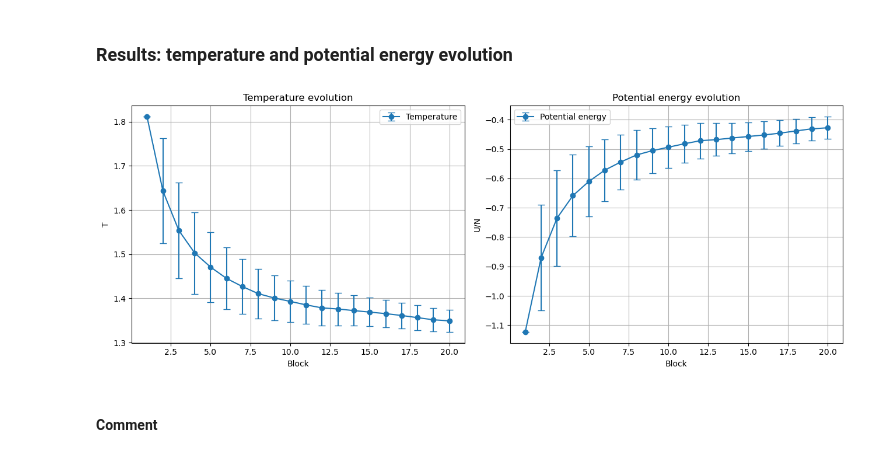
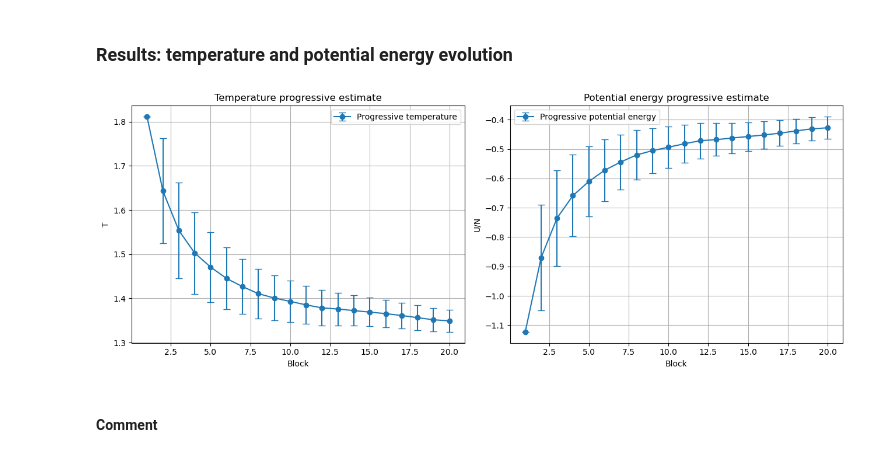
Before and after one commit to tommasonobili/Numerical-Simulation-Laboratory, a Jupyter notebook: laboratorio_4/jupyter_notebook_LSN04.ipynb, the cells around one changed output. Saved outputs shown, nothing was run; the diff lists cells and outputs as text; code cells hidden in the pictures.

```diff
--- a/laboratorio_4/jupyter_notebook_LSN04.ipynb
+++ b/laboratorio_4/jupyter_notebook_LSN04.ipynb
@@ -550,7 +550,7 @@ The Maxwell-Boltzmann curve shown in each panel is not computed using the initia
 ### Results: temperature and potential energy evolution
 # %%
 # PLOT DELLA TEMPERATURA E DELL'ENERGIA POTENZIALE IN FUNZIONE DEL BLOCCO,
-# PER MOSTRARE IL RILASSAMENTO DEL SISTEMA VERSO UN REGIME DI EQUILIBRIO
+# PER MOSTRARE COME EVOLVONO LE STIME PROGRESSIVE DURANTE LA SIMULAZIONE
 
 # Legge il file della temperatura
 temp_data = pd.read_csv(
@@ -576,38 +576,38 @@ fig, axes = plt.subplots(1, 2, figsize=(13, 5))
 axes[0].errorbar(
     temp_data["BLOCK"],
     temp_data["T_AVE"],
     yerr=temp_data["ERROR"],
     fmt="o-",
     capsize=4,
-    label="Temperature"
+    label="Progressive temperature"
 )
 
 axes[0].set_xlabel("Block")
 axes[0].set_ylabel("T")
-axes[0].set_title("Temperature evolution")
+axes[0].set_title("Temperature progressive estimate")
 axes[0].legend()
 axes[0].grid(True)
 
 # Energia potenziale media progressiva
 axes[1].errorbar(
     pot_data["BLOCK"],
     pot_data["PE_AVE"],
     yerr=pot_data["ERROR"],
     fmt="o-",
     capsize=4,
-    label="Potential energy"
+    label="Progressive potential energy"
 )
 
 axes[1].set_xlabel("Block")
 axes[1].set_ylabel("U/N")
-axes[1].set_title("Potential energy evolution")
+axes[1].set_title("Potential energy progressive estimate")
 axes[1].legend()
 axes[1].grid(True)
 
 plt.tight_layout()
 plt.show()
 # %% [output]
-[figure, old version]
+[figure, new version]
 # %% [markdown]
 #### Comment
 # %% [markdown]
```
Also changed, not shown: parts of 1 cell of this notebook.
